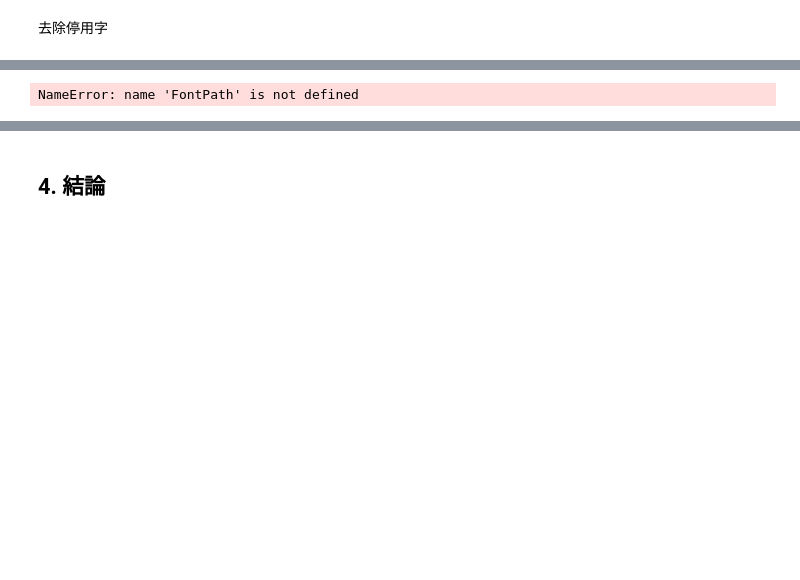
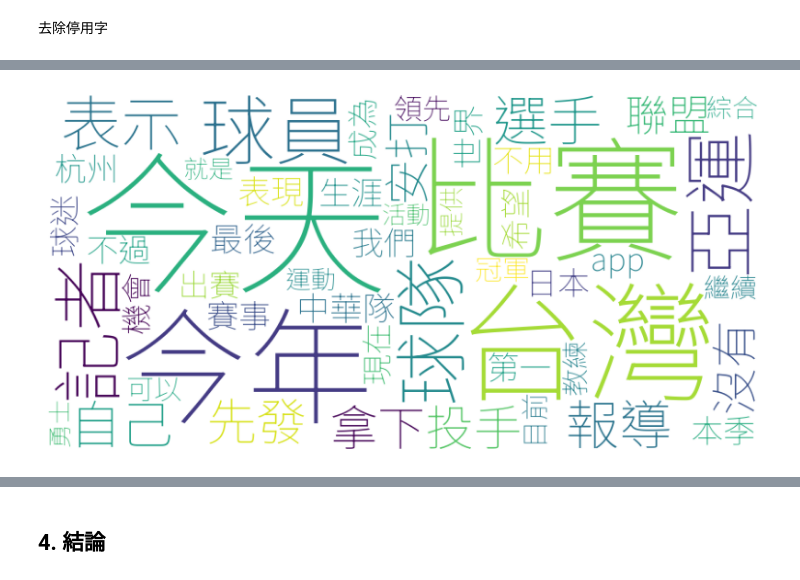
Before and after one commit to weiyu9805/SMA_project, a Jupyter notebook: project1.ipynb, the cells around one changed output, grey strips where cells are left out. Drawn from its saved outputs; the diff is of its cells as text; code cells hidden in the pictures; blank space fills up the shorter version.

```diff
--- a/project1.ipynb
+++ b/project1.ipynb
@@ -315,23 +311,23 @@ freq_dict
  ...}
 # %%
-wordcloud = WordCloud(background_color = 'white', width = 800, height = 400, font_path = FontPath, max_words = 50)
+wordcloud = WordCloud(background_color = 'white', width = 800, height = 400,font_path=font_path, max_words = 50)
 wordcloud.generate_from_frequencies(freq_dict)
 
 # 設定圖的字體大小
 plt.rcParams['font.size'] = 14
 
 # 設定圖的中文字體 (無法顯示的話可以試試‘Microsoft JhengHei’字體)
 # 也可參考：https://pyecontech.com/2020/03/27/python_matplotlib_chinese/
-plt.rcParams['font.sans-serif'] = ['Arial Unicode Ms']
+
 
 # 設定文字雲中文字體路徑
-FontPath = 'raw_data/SourceHanSansTW-Regular.otf' # 設定字型
+
 plt.figure(figsize = (10,7))
 plt.imshow(wordcloud)
 plt.axis('off')
 plt.show()
 # %% [output]
-NameError: name 'FontPath' is not defined
+[figure, added]
 # %%
 stopwords = [line.strip() for line in open('dict/stopwords.txt', 'r', encoding='utf-8').readlines()]
 noStop_df = word_df[~word_df['word'].isin(stopwords)]
```
Also changed, not shown: parts of 15 cells of this notebook, 7 other files.
